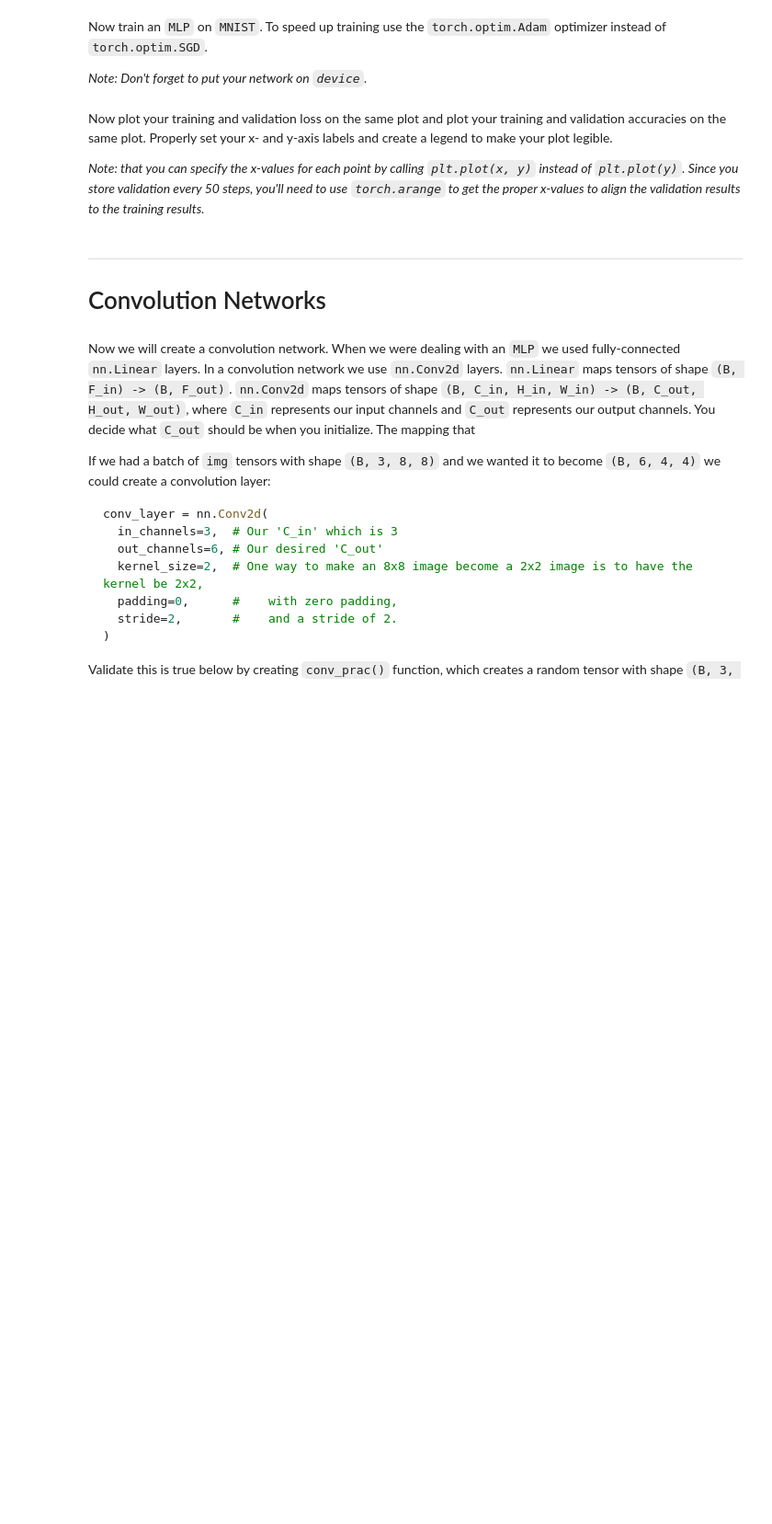
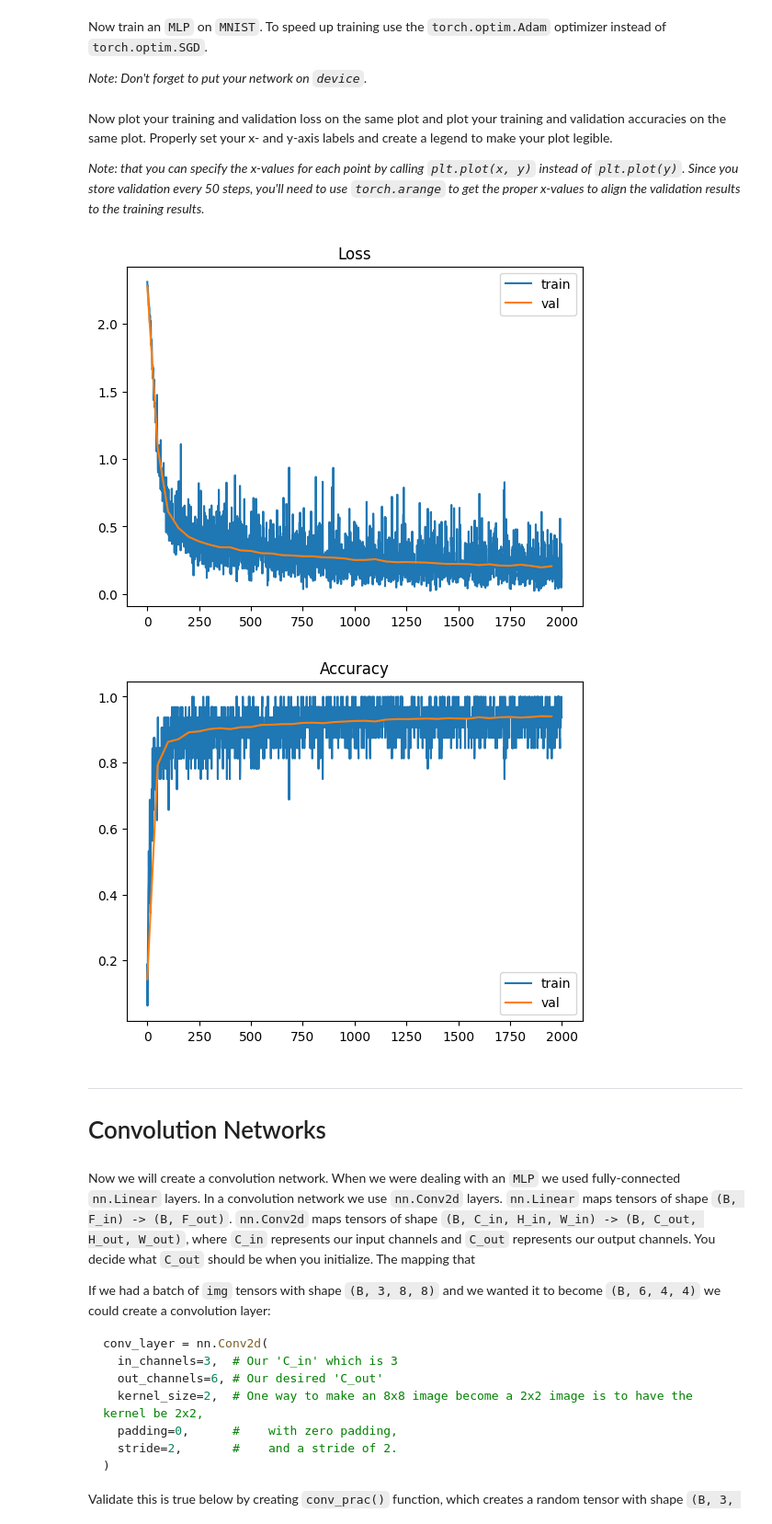
Before and after one commit to andrew-belz/byu-cs474, a Jupyter notebook: lab3_cross_entropy_convnets.ipynb, the cells around one changed output. Shown at 92% size. Cells and saved outputs as stored; diff of their text form; code cells hidden in the pictures; blank space fills up the shorter version.

```diff
--- a/lab3_cross_entropy_convnets.ipynb
+++ b/lab3_cross_entropy_convnets.ipynb
@@ -314,7 +316,7 @@ You can validate it works by comparing it with the output of `F.cross_entropy()`
 *Note: Do **not** use a for loop*
 # %%
 def cross_entropy_loss(l, c):
-    return (-l[torch.arange(l.shape[0]), c] + torch.logsumexp(l, dim=1))
+    return torch.mean(-l[torch.arange(l.shape[0]), c] + torch.logsumexp(l, dim=1))
 # %% [markdown]
 It is hard to tell how well a model is performing just from its cross entropy loss, so create a `get_accuracy()` function to measure accuracy.
 `get_accuracy()` takes in a `y_hat` and `y`, where `y_hat` contains the predicted logits (unnormalized probabilities) for some images `x` and `y` are the labels.
@@ -323,7 +325,7 @@ You can get the predicted label from `y_hat`, by using the `torch.argmax()` func
 *Note: Do **not** use a for loop.*
 # %%
 def get_accuracy(y_hat, y):
-    torch.mean((torch.argmax(y_hat, dim=1) == y).float()).item()
+    return torch.mean((torch.argmax(y_hat, dim=1) == y).float()).item()
 # %% [markdown]
 ---
 
@@ -385,9 +387,9 @@ def train(net, train_loader, val_loader, optimizer, n_optimization_steps, log_va
         optimizer.zero_grad()
         pred = net(x)
 
-        t_loss = cross_entropy_loss(pred, y).item()
+        t_loss = cross_entropy_loss(pred, y)
         t_accuracy = get_accuracy(pred, y)
-        t_losses.append(t_loss)
+        t_losses.append(t_loss.item())
         t_accuracies.append(t_accuracy)
 
         t_loss.backward()
@@ -412,17 +414,33 @@ Now train an `MLP` on `MNIST`. To speed up training use the `torch.optim.Adam` o
 torch.manual_seed(122)
 
 # TODO: Initialize your MLP, called net
-x, y
-net = MLP()
+net = MLP(int(28*28), 10, 50)
 
 # TODO: Create an Adam optimizer (lr=.001 works well)
+optimizer = torch.optim.Adam(net.parameters(), lr=0.001)
 
 # TODO: Train your MLP for 2000 steps and set log_val_interval=50
+t_loss, t_accuracy, v_loss, v_accuracy = train(net, train_loader, val_loader, optimizer, 2000, 50)
 # %% [markdown]
 Now plot your training and validation loss on the same plot and plot your training and validation accuracies on the same plot.
 Properly set your x- and y-axis labels and create a legend to make your plot legible.
 
 *Note: that you can specify the x-values for each point by calling `plt.plot(x, y)` instead of `plt.plot(y)`. Since you store validation every 50 steps, you'll need to use `torch.arange` to get the proper x-values to align the validation results to the training results.*
+# %%
+plt.plot(torch.arange(0, 2000), t_loss, label="train")
+plt.plot(torch.arange(0, 2000, 50), v_loss, label="val")
+plt.title("Loss")
+plt.legend(loc="best")
+plt.show()
+
+plt.plot(torch.arange(0, 2000), t_accuracy, label="train")
+plt.plot(torch.arange(0, 2000, 50), v_accuracy, label="val")
+plt.title("Accuracy")
+plt.legend(loc="best")
+plt.show()
+# %% [output]
+[figure, added]
+[figure, added]
 # %% [markdown]
 ___
 
```
Also changed, not shown: parts of 11 cells of this notebook.
